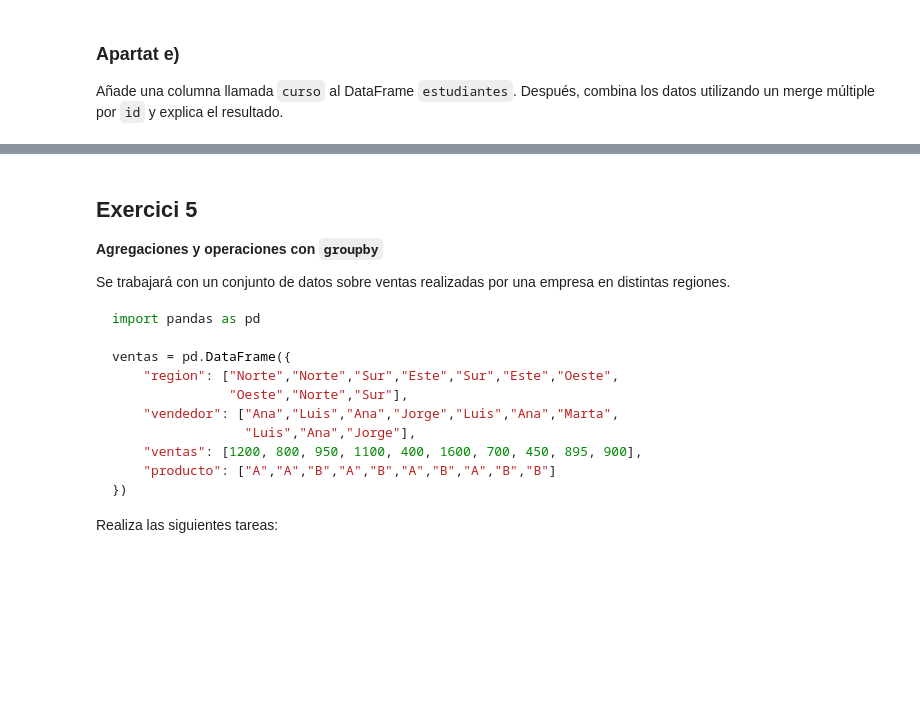
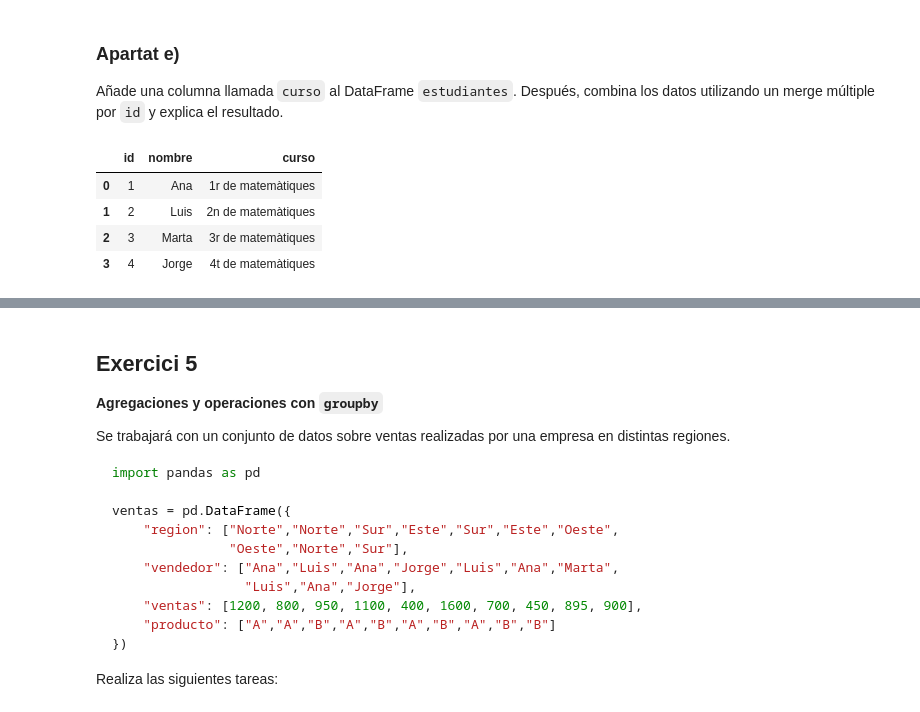
Before and after one commit to albertmoyanadal/ttad, a Jupyter notebook: delivery/ttad_practica_2_albert_moya.ipynb, the cells around one changed output, grey strips where cells are left out. Saved outputs shown, nothing was run; the diff lists cells and outputs as text; code cells hidden in the pictures; blank space fills up the shorter version.

```diff
--- a/delivery/ttad_practica_2_albert_moya.ipynb
+++ b/delivery/ttad_practica_2_albert_moya.ipynb
@@ -417,3 +417,13 @@ Desapareix na Marta i en Jorge perquè no tenen l'`id` al datafrem dret.
 ### Apartat e)
 
 Añade una columna llamada `curso` al DataFrame `estudiantes`. Después, combina los datos utilizando un merge múltiple por `id` y explica el resultado.
+# %%
+# me inventaré els cursos que fan
+estudiantes['curso'] = ["1r de matemàtiques", "2n de matemàtiques", "3r de matemàtiques", "4t de matemàtiques"]
+estudiantes
+# %% [output]
+|  | id | nombre | curso |
+| 0 | 1 | Ana | 1r de matemàtiques |
+| 1 | 2 | Luis | 2n de matemàtiques |
+| 2 | 3 | Marta | 3r de matemàtiques |
+| 3 | 4 | Jorge | 4t de matemàtiques |
```
Also changed, not shown: parts of 2 cells of this notebook.
